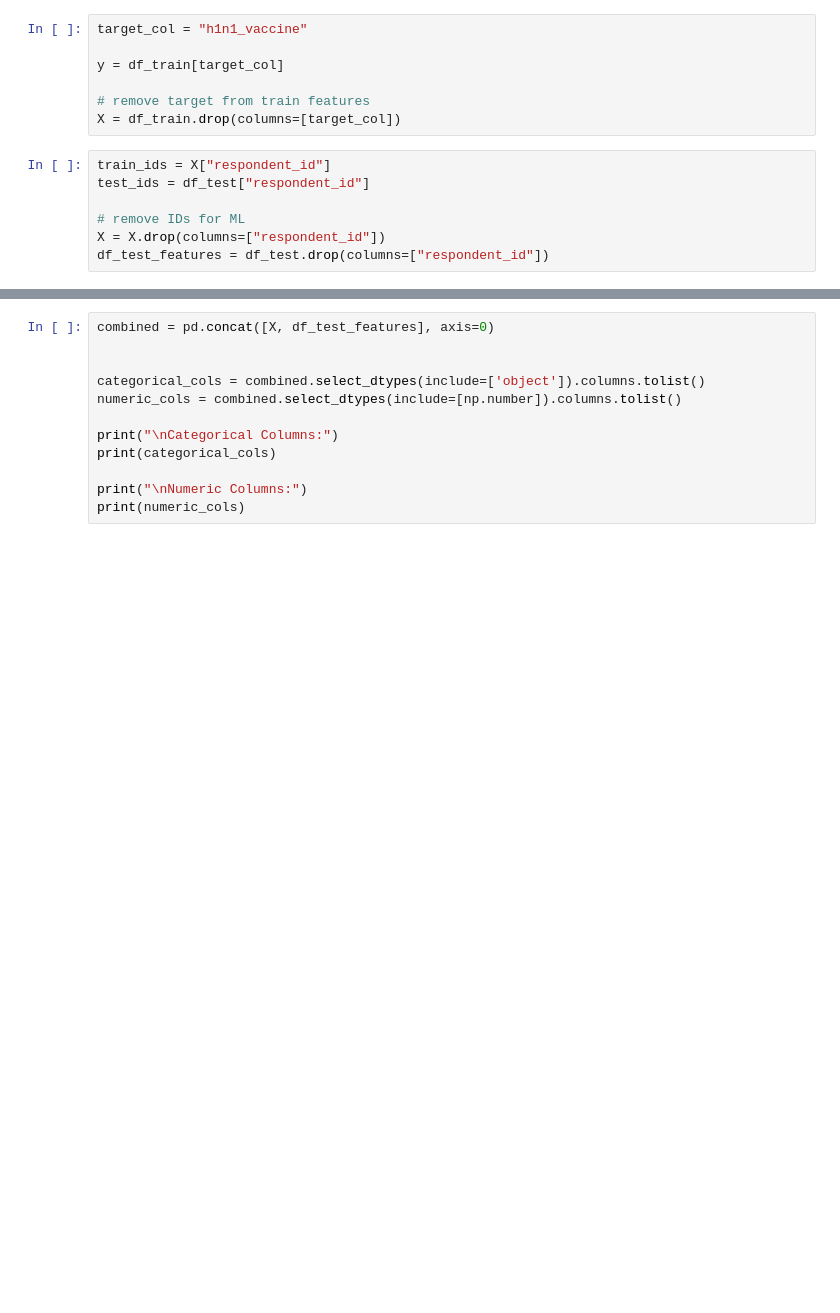
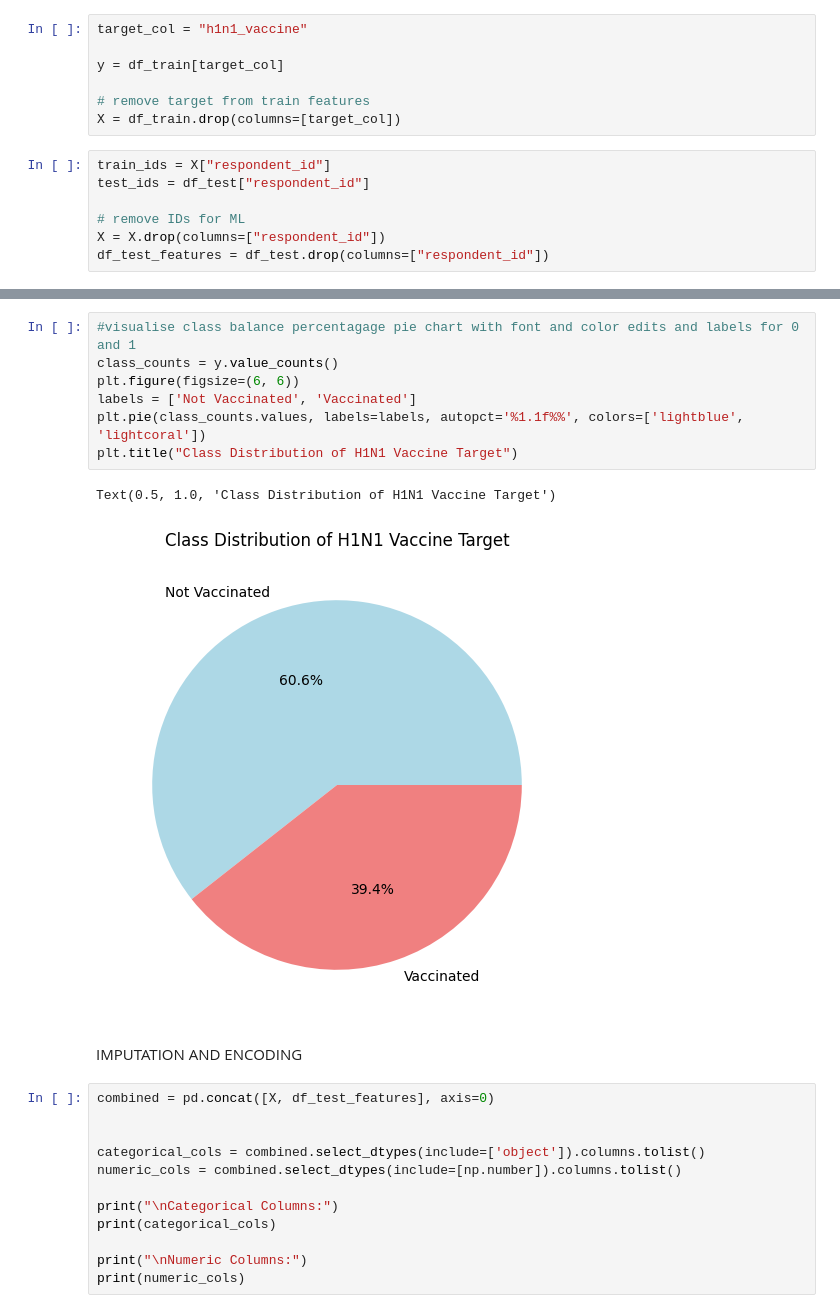
Before and after one commit to UHgroup16/Data-Science-Challenge, a Jupyter notebook: global_knn_RF.ipynb, the cells around one changed output, grey strips where cells are left out. Drawn from its saved outputs; the diff is of its cells as text; blank space fills up the shorter version.

```diff
--- a/global_knn_RF.ipynb
+++ b/global_knn_RF.ipynb
@@ -39,3 +54,15 @@ df_test_features = df_test.drop(columns=["respondent_id"])
+# %%
+#visualise class balance percentagage pie chart with font and color edits and labels for 0 and 1
+class_counts = y.value_counts()
+plt.figure(figsize=(6, 6))
+labels = ['Not Vaccinated', 'Vaccinated']
+plt.pie(class_counts.values, labels=labels, autopct='%1.1f%%', colors=['lightblue', 'lightcoral'])
+plt.title("Class Distribution of H1N1 Vaccine Target")
+# %% [output]
+Text(0.5, 1.0, 'Class Distribution of H1N1 Vaccine Target')
+[figure, added]
+# %% [markdown]
+IMPUTATION AND ENCODING
 # %%
 combined = pd.concat([X, df_test_features], axis=0)
 
```
Also changed, not shown: parts of 5 cells of this notebook.
